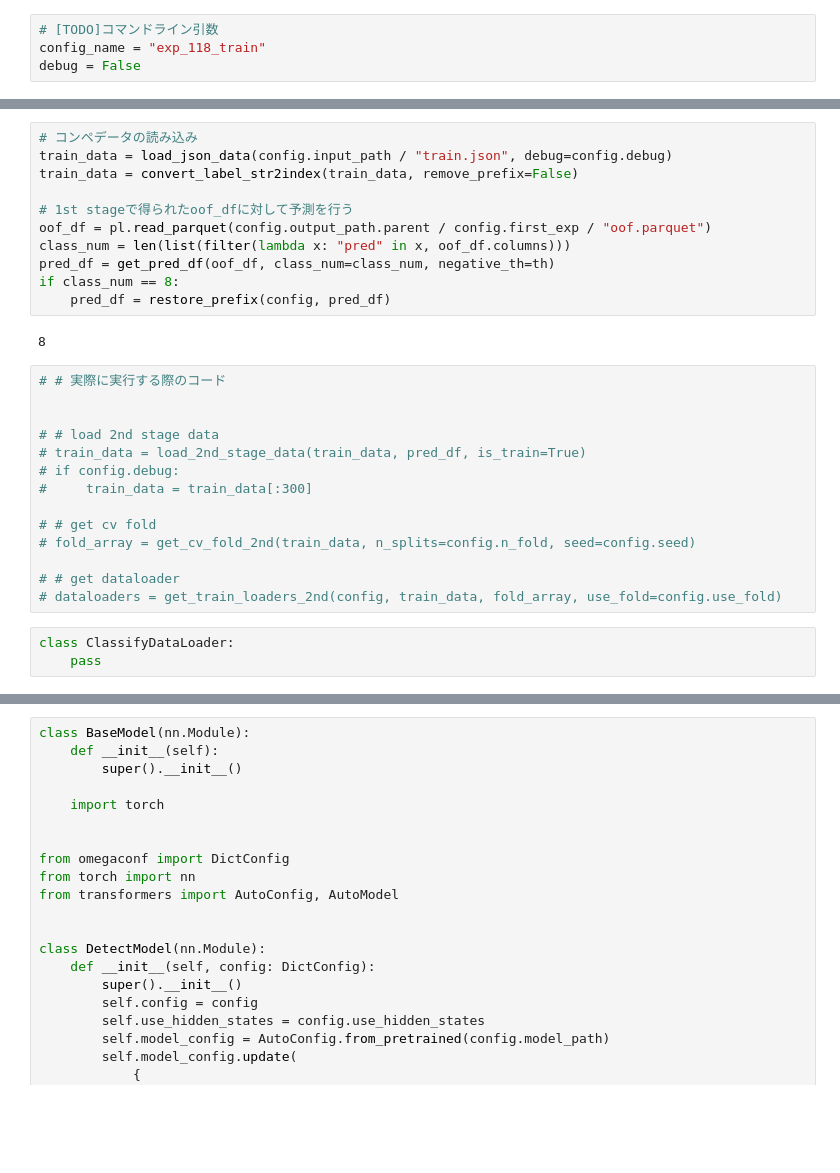
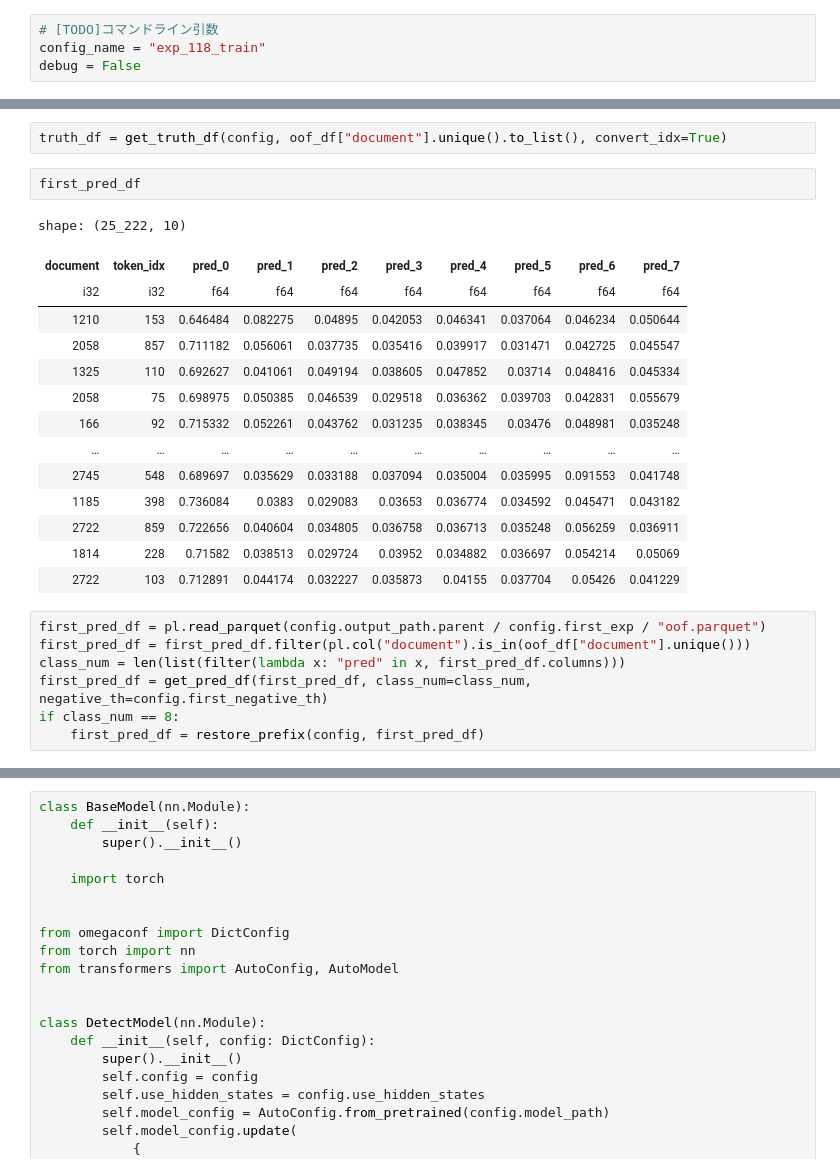
Before and after one commit to nocchi1/kaggle-pii-5th-place-solution, a Jupyter notebook: exp/demo2.ipynb, the cells around one changed output, grey strips where cells are left out. Saved outputs shown, nothing was run; the diff lists cells and outputs as text; blank space fills up the shorter version.

```diff
--- a/exp/demo2.ipynb
+++ b/exp/demo2.ipynb
@@ -117,30 +427,26 @@ config.output_path.mkdir(exist_ok=True, parents=True)
+# %%
+truth_df = get_truth_df(config, oof_df["document"].unique().to_list(), convert_idx=True)
+# %%
+first_pred_df
+# %% [output]
+shape: (25_222, 10)
+| document | token_idx | pred_0 | pred_1 | pred_2 | pred_3 | pred_4 | pred_5 | pred_6 | pred_7 |
+| i32 | i32 | f64 | f64 | f64 | f64 | f64 | f64 | f64 | f64 |
+| 1210 | 153 | 0.646484 | 0.082275 | 0.04895 | 0.042053 | 0.046341 | 0.037064 | 0.046234 | 0.050644 |
+| 2058 | 857 | 0.711182 | 0.056061 | 0.037735 | 0.035416 | 0.039917 | 0.031471 | 0.042725 | 0.045547 |
+| 1325 | 110 | 0.692627 | 0.041061 | 0.049194 | 0.038605 | 0.047852 | 0.03714 | 0.048416 | 0.045334 |
+| 2058 | 75 | 0.698975 | 0.050385 | 0.046539 | 0.029518 | 0.036362 | 0.039703 | 0.042831 | 0.055679 |
+| 166 | 92 | 0.715332 | 0.052261 | 0.043762 | 0.031235 | 0.038345 | 0.03476 | 0.048981 | 0.035248 |
+| … | … | … | … | … | … | … | … | … | … |
+| 2745 | 548 | 0.689697 | 0.035629 | 0.033188 | 0.037094 | 0.035004 | 0.035995 | 0.091553 | 0.041748 |
+| 1185 | 398 | 0.736084 | 0.0383 | 0.029083 | 0.03653 | 0.036774 | 0.034592 | 0.045471 | 0.043182 |
+| 2722 | 859 | 0.722656 | 0.040604 | 0.034805 | 0.036758 | 0.036713 | 0.035248 | 0.056259 | 0.036911 |
+| 1814 | 228 | 0.71582 | 0.038513 | 0.029724 | 0.03952 | 0.034882 | 0.036697 | 0.054214 | 0.05069 |
+| 2722 | 103 | 0.712891 | 0.044174 | 0.032227 | 0.035873 | 0.04155 | 0.037704 | 0.05426 | 0.041229 |
 # %%
-# コンペデータの読み込み
-train_data = load_json_data(config.input_path / "train.json", debug=config.debug)
-train_data = convert_label_str2index(train_data, remove_prefix=False)
-
-# 1st stageで得られたoof_dfに対して予測を行う
-oof_df = pl.read_parquet(config.output_path.parent / config.first_exp / "oof.parquet")
-class_num = len(list(filter(lambda x: "pred" in x, oof_df.columns)))
-pred_df = get_pred_df(oof_df, class_num=class_num, negative_th=th)
+first_pred_df = pl.read_parquet(config.output_path.parent / config.first_exp / "oof.parquet")
+first_pred_df = first_pred_df.filter(pl.col("document").is_in(oof_df["document"].unique()))
+class_num = len(list(filter(lambda x: "pred" in x, first_pred_df.columns)))
+first_pred_df = get_pred_df(first_pred_df, class_num=class_num, negative_th=config.first_negative_th)
 if class_num == 8:
-    pred_df = restore_prefix(config, pred_df)
+    first_pred_df = restore_prefix(config, first_pred_df)
-# %% [output]
-8
-# %%
-# # 実際に実行する際のコード
-
-
-# # load 2nd stage data
-# train_data = load_2nd_stage_data(train_data, pred_df, is_train=True)
-# if config.debug:
-#     train_data = train_data[:300]
-
-# # get cv fold
-# fold_array = get_cv_fold_2nd(train_data, n_splits=config.n_fold, seed=config.seed)
-
-# # get dataloader
-# dataloaders = get_train_loaders_2nd(config, train_data, fold_array, use_fold=config.use_fold)
-# %%
-class ClassifyDataLoader:
-    pass
```
Also changed, not shown: parts of 22 cells of this notebook, 29 other files.
